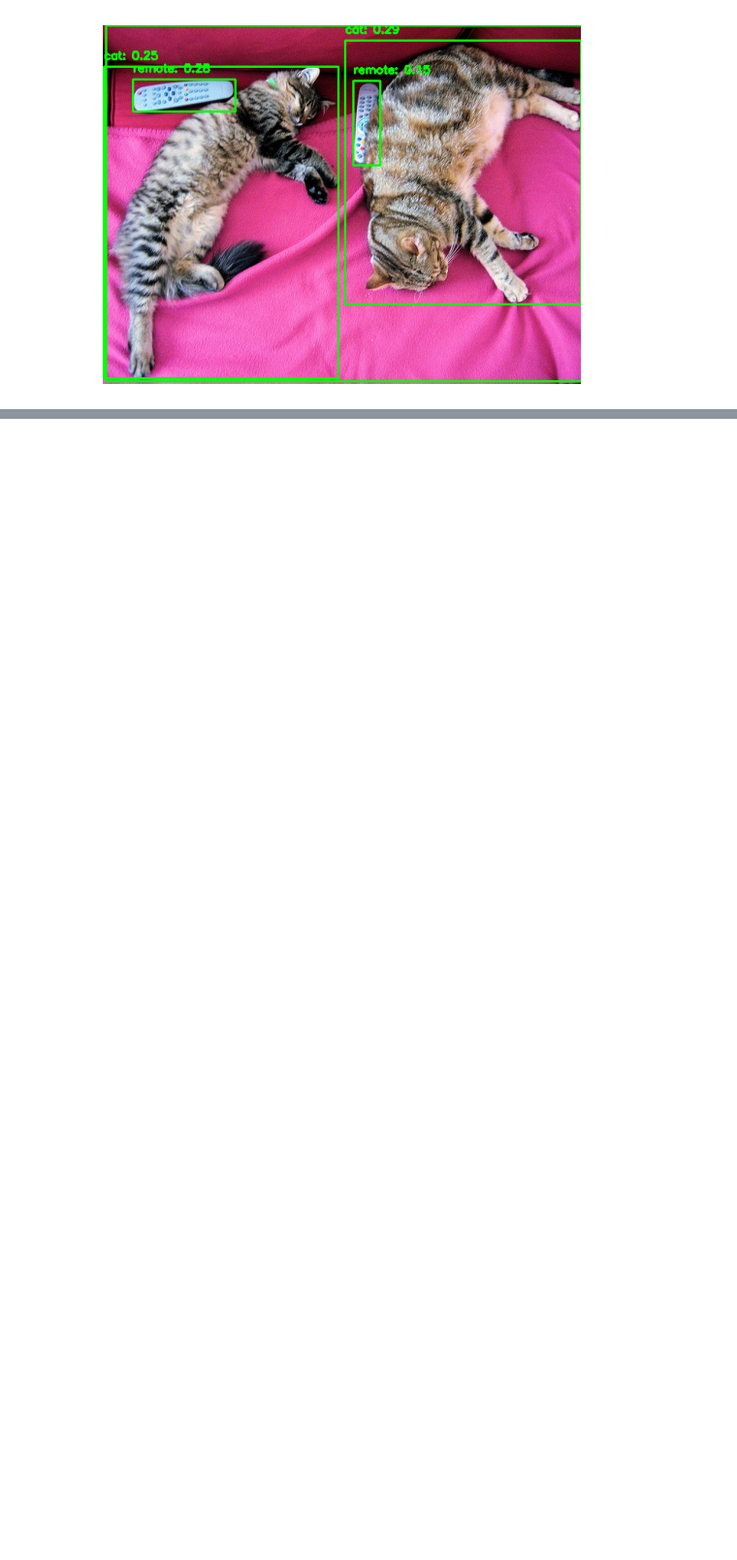
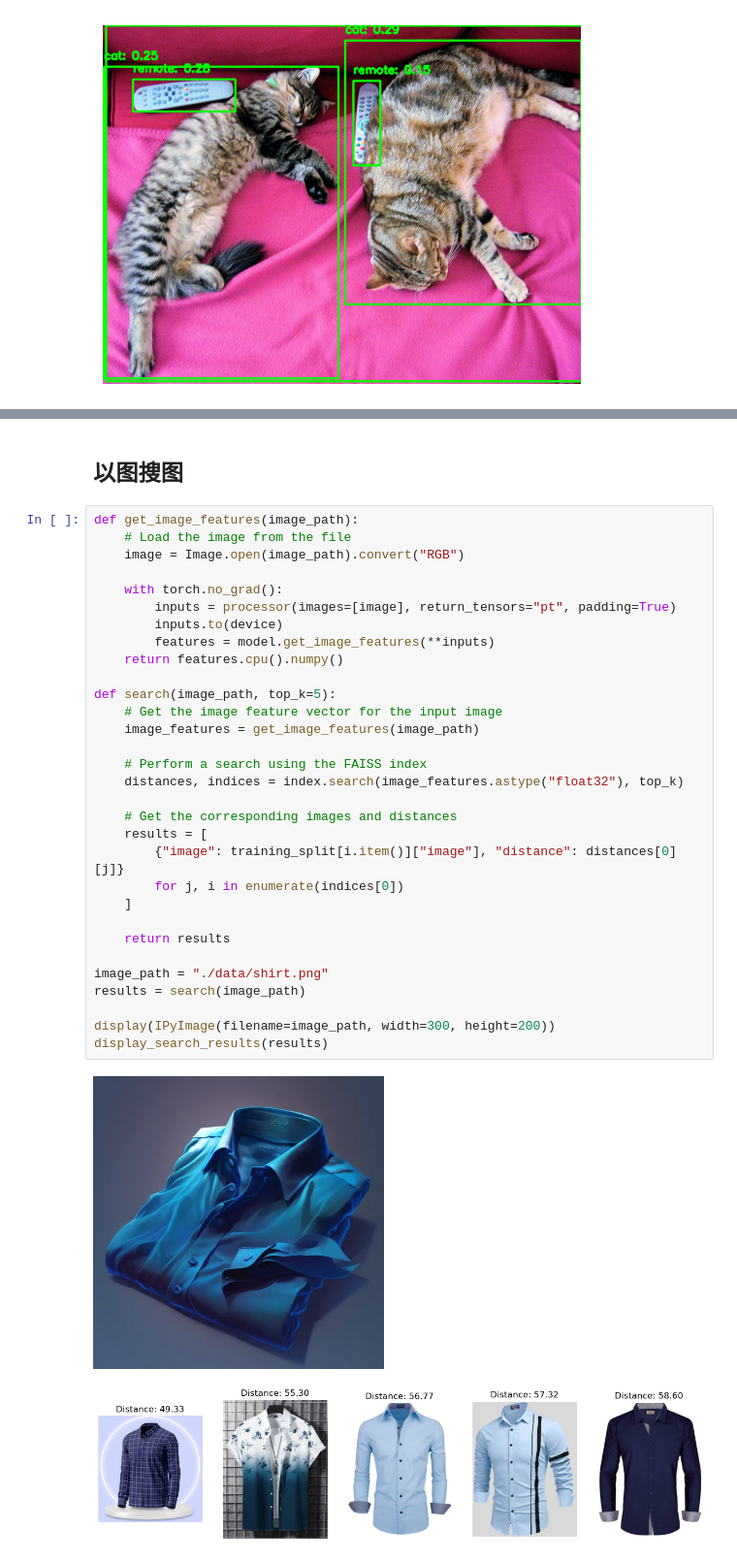
Before and after one commit to xuwenhao/geektime-ai-course, a Jupyter notebook: 23_clip_and_image_search.ipynb, the cells around one changed output, grey strips where cells are left out. Shown at 97% size. Drawn from its saved outputs; the diff is of its cells as text; blank space fills up the shorter version.

```diff
--- a/23_clip_and_image_search.ipynb
+++ b/23_clip_and_image_search.ipynb
@@ -141,0 +258,36 @@ plt.show()
+# %% [markdown]
+## 以图搜图
+# %%
+def get_image_features(image_path):
+    # Load the image from the file
+    image = Image.open(image_path).convert("RGB")
+
+    with torch.no_grad():
+        inputs = processor(images=[image], return_tensors="pt", padding=True)
+        inputs.to(device)
+        features = model.get_image_features(**inputs)
+    return features.cpu().numpy()
+
+def search(image_path, top_k=5):
+    # Get the image feature vector for the input image
+    image_features = get_image_features(image_path)
+
+    # Perform a search using the FAISS index
+    distances, indices = index.search(image_features.astype("float32"), top_k)
+
+    # Get the corresponding images and distances
+    results = [
+        {"image": training_split[i.item()]["image"], "distance": distances[0][j]}
+        for j, i in enumerate(indices[0])
+    ]
+
+    return results
+
+image_path = "./data/shirt.png"
+results = search(image_path)
+
+display(IPyImage(filename=image_path, width=300, height=200))
+display_search_results(results)
+# %% [output]
+[figure, added]
+[figure, added]
```
Also changed, not shown: parts of 7 cells of this notebook, 1 other file.
